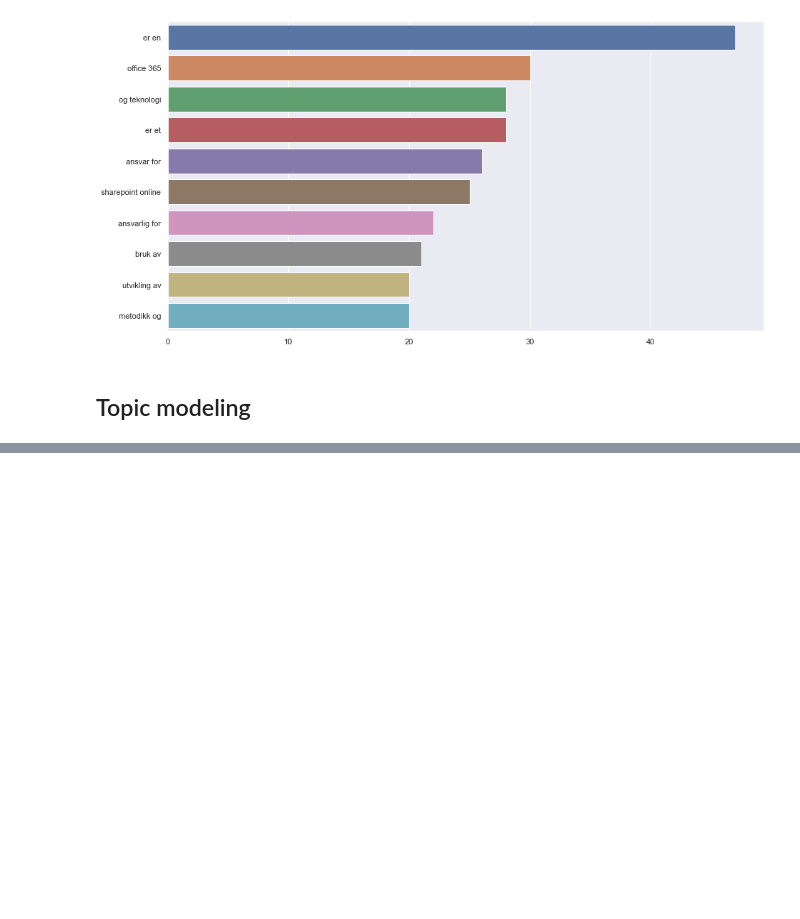
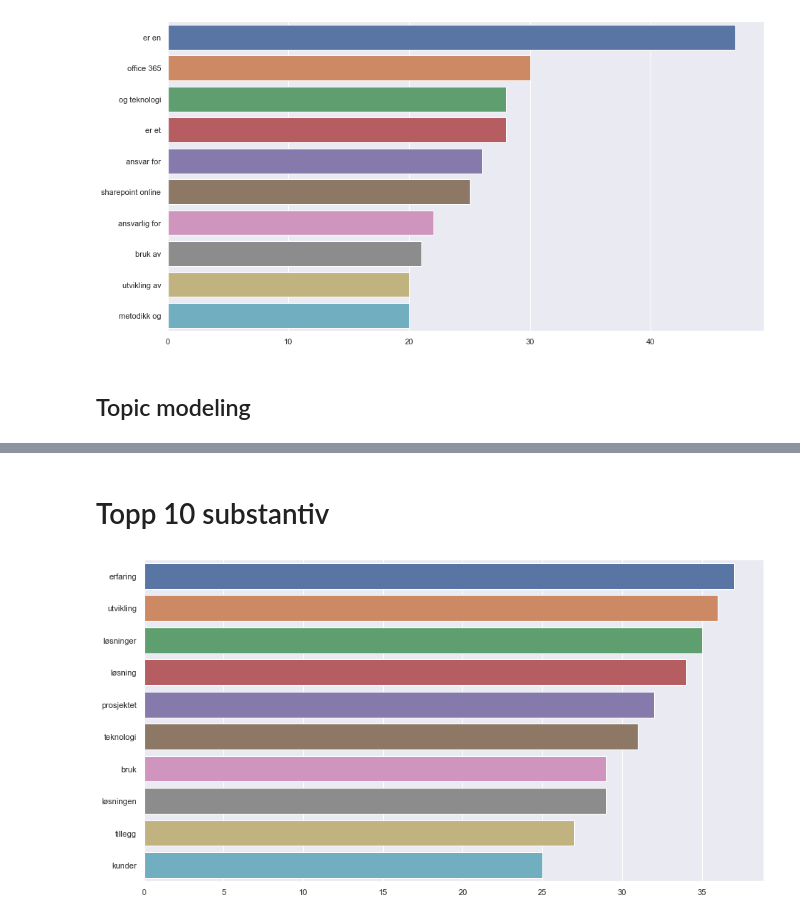
Before and after one commit to tollefj/norwegian-nlp-intro, a Jupyter notebook: parse CVs.ipynb, the cells around one changed output, grey strips where cells are left out. Cells and saved outputs as stored; diff of their text form; code cells hidden in the pictures; blank space fills up the shorter version.

```diff
--- a/parse CVs.ipynb
+++ b/parse CVs.ipynb
@@ -369,0 +365,20 @@ for json_data in ["train", "test"]:
+# %%
+def get_pos(pos_type):
+    tokens = []
+    for token_list in df.tokens:
+        for token in token_list:
+            if token.pos_ == pos_type:
+                tokens.append(token.text.lower())
+    return tokens
+# %%
+def show_pos(pos_type='NOUN', n = 10):
+    count = Counter(get_pos(pos_type)).most_common(n)
+    y = [i[0] for i in count]
+    x = [i[1] for i in count]
+    sns.barplot(x=x[:n], y=y[:n])
+# %% [markdown]
+# Topp 10 substantiv
+# %%
+show_pos('NOUN')
+# %% [output]
+[figure, added]
```
Also changed, not shown: parts of 29 cells of this notebook, 20 other files.
